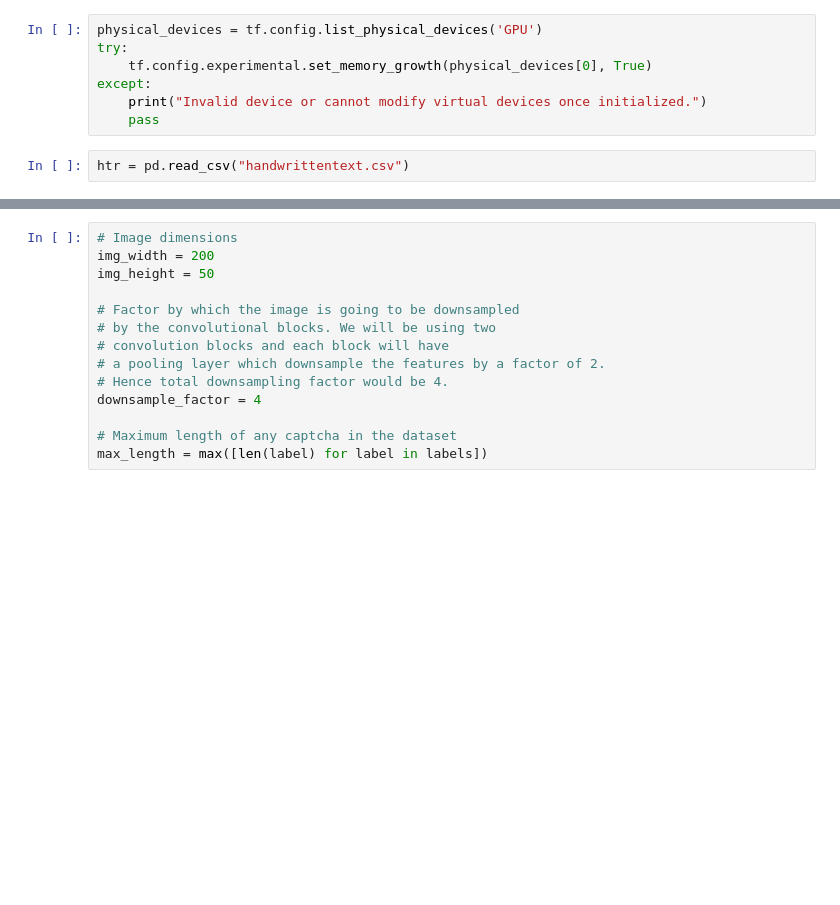
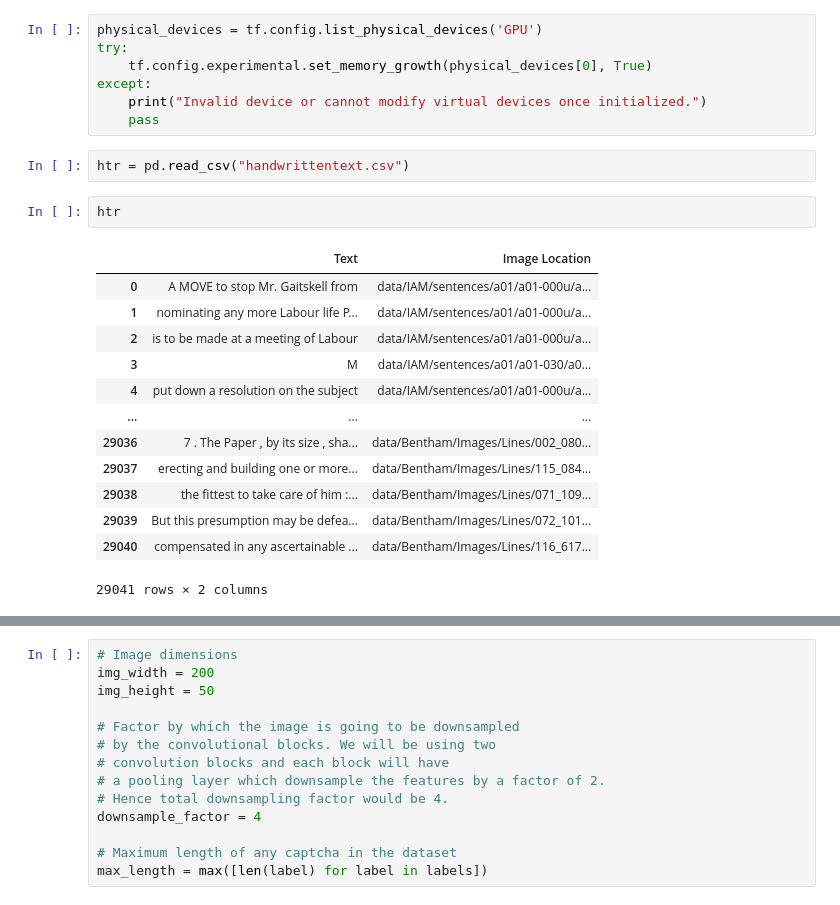
Before and after one commit to smoke-trees/HandwrittenTextRecognizer, a Jupyter notebook: src/train.ipynb, the cells around one changed output, grey strips where cells are left out. Cells and saved outputs as stored; diff of their text form; blank space fills up the shorter version.

```diff
--- a/src/train.ipynb
+++ b/src/train.ipynb
@@ -14,3 +16,19 @@ except:
     pass
 # %%
 htr = pd.read_csv("handwrittentext.csv")
+# %%
+htr
+# %% [output]
+|  | Text | Image Location |
+| 0 | A MOVE to stop Mr. Gaitskell from | data/IAM/sentences/a01/a01-000u/a... |
+| 1 | nominating any more Labour life P... | data/IAM/sentences/a01/a01-000u/a... |
+| 2 | is to be made at a meeting of Labour | data/IAM/sentences/a01/a01-000u/a... |
+| 3 | M | data/IAM/sentences/a01/a01-030/a0... |
+| 4 | put down a resolution on the subject | data/IAM/sentences/a01/a01-000u/a... |
+| ... | ... | ... |
+| 29036 | 7 . The Paper , by its size , sha... | data/Bentham/Images/Lines/002_080... |
+| 29037 | erecting and building one or more... | data/Bentham/Images/Lines/115_084... |
+| 29038 | the fittest to take care of him :... | data/Bentham/Images/Lines/071_109... |
+| 29039 | But this presumption may be defea... | data/Bentham/Images/Lines/072_101... |
+| 29040 | compensated in any ascertainable ... | data/Bentham/Images/Lines/116_617... |
+29041 rows × 2 columns
```
Also changed, not shown: parts of 16 cells of this notebook.
